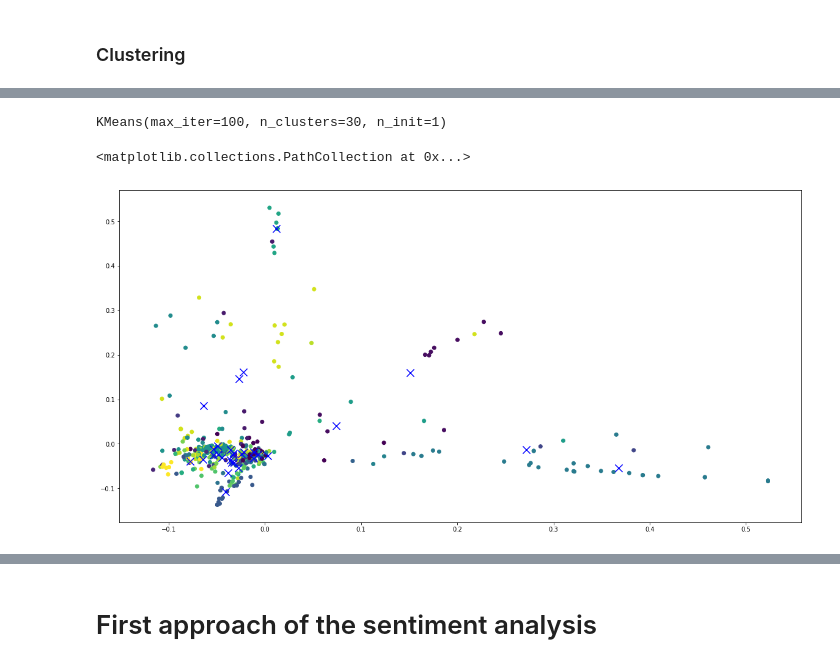
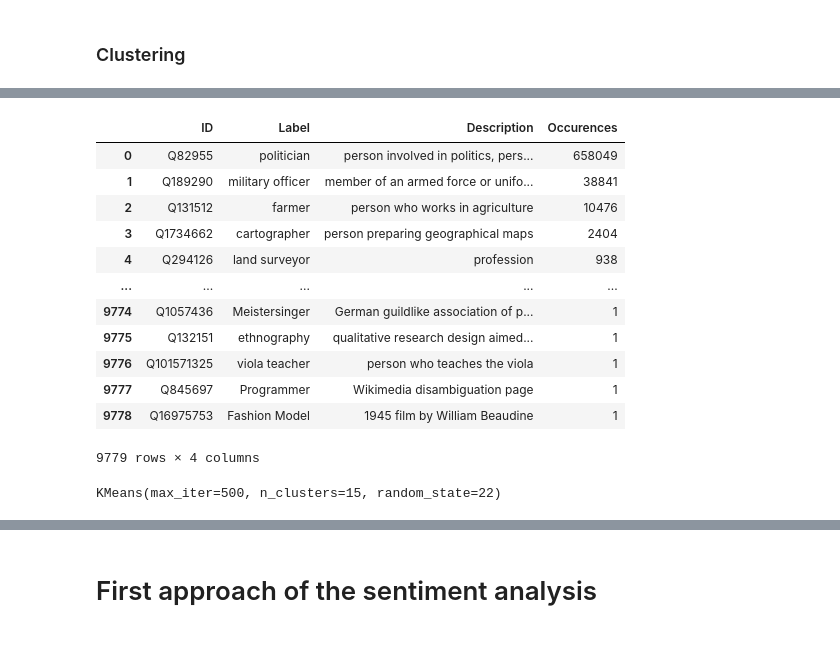
Before and after one commit to epfl-ada/ada-2021-project-abracadabra, a Jupyter notebook: Milestone 2.ipynb, the cells around one changed output, grey strips where cells are left out. Drawn from its saved outputs; the diff is of its cells as text; code cells hidden in the pictures.

```diff
--- a/Milestone 2.ipynb
+++ b/Milestone 2.ipynb
@@ -666,0 +580,16 @@ X = vectorizer.fit_transform(job_desc)
+# %%
+df_LD
+# %% [output]
+|  | ID | Label | Description | Occurences |
+| 0 | Q82955 | politician | person involved in politics, pers... | 658049 |
+| 1 | Q189290 | military officer | member of an armed force or unifo... | 38841 |
+| 2 | Q131512 | farmer | person who works in agriculture | 10476 |
+| 3 | Q1734662 | cartographer | person preparing geographical maps | 2404 |
+| 4 | Q294126 | land surveyor | profession | 938 |
+| ... | ... | ... | ... | ... |
+| 9774 | Q1057436 | Meistersinger | German guildlike association of p... | 1 |
+| 9775 | Q132151 | ethnography | qualitative research design aimed... | 1 |
+| 9776 | Q101571325 | viola teacher | person who teaches the viola | 1 |
+| 9777 | Q845697 | Programmer | Wikimedia disambiguation page | 1 |
+| 9778 | Q16975753 | Fashion Model | 1945 film by William Beaudine | 1 |
+9779 rows × 4 columns
@@ -667,11 +603,11 @@ X = vectorizer.fit_transform(job_desc)
 # %%
-number_of_clusters = 30
+# param for our model : cluster 15, iter 500, init 10, random state 22
+number_of_clusters = 15
 
 model = KMeans(n_clusters=number_of_clusters,
                init='k-means++',
-               max_iter=100, # Maximum number of iterations of the k-means algorithm for a single run.
-               n_init=1)  # Number of time the k-means algorithm will be run with different centroid seeds. The final results will be the best output of n_init consecutive runs in terms of inertia.
-
+               max_iter=500, # Maximum number of iterations of the k-means algorithm for a single run.
+               n_init=10,random_state=22)  # Number of time the k-means algorithm will be run with different centroid seeds. The final results will be the best output of n_init consecutive runs in terms of inertia.
 model.fit(X)
 # %% [output]
-KMeans(max_iter=100, n_clusters=30, n_init=1)
+KMeans(max_iter=500, n_clusters=15, random_state=22)
@@ -680,12 +614 @@ from sklearn.decomposition import PCA
-# %%
-pca = PCA(n_components=2, random_state=0)
-reduced_features = pca.fit_transform(X.toarray())
-
-reduced_cluster_centers = pca.transform(model.cluster_centers_)
-plt.figure(figsize=(20,10))
-plt.scatter(reduced_features[:,0], reduced_features[:,1], c=model.predict(X))
-plt.scatter(reduced_cluster_centers[:, 0], reduced_cluster_centers[:,1], marker='x', s=150, c='b')
-# %% [output]
-<matplotlib.collections.PathCollection at 0x...>
-[figure, removed]
 # %%
```
Also changed, not shown: parts of 41 cells of this notebook.
